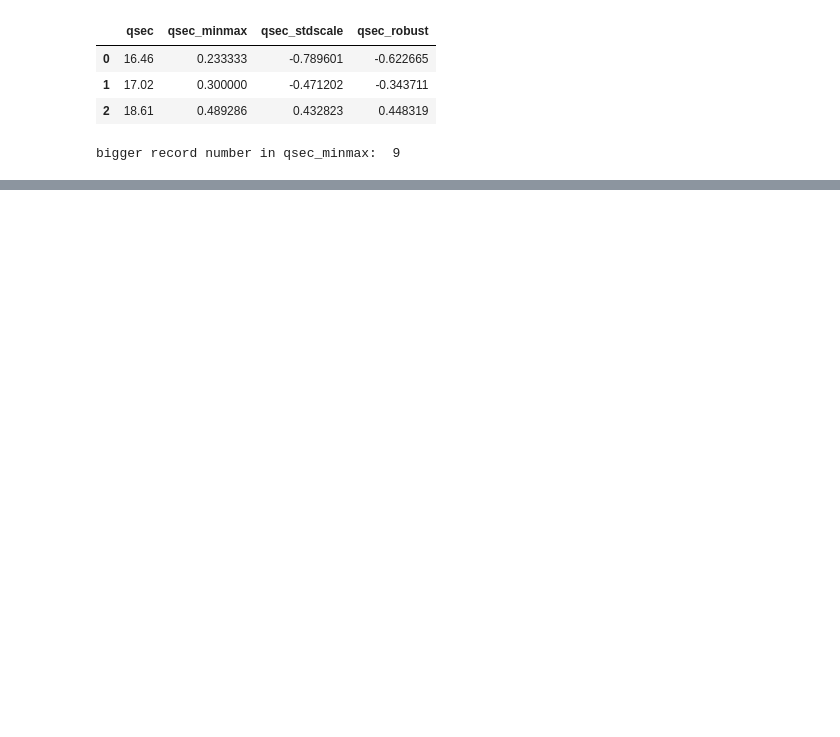
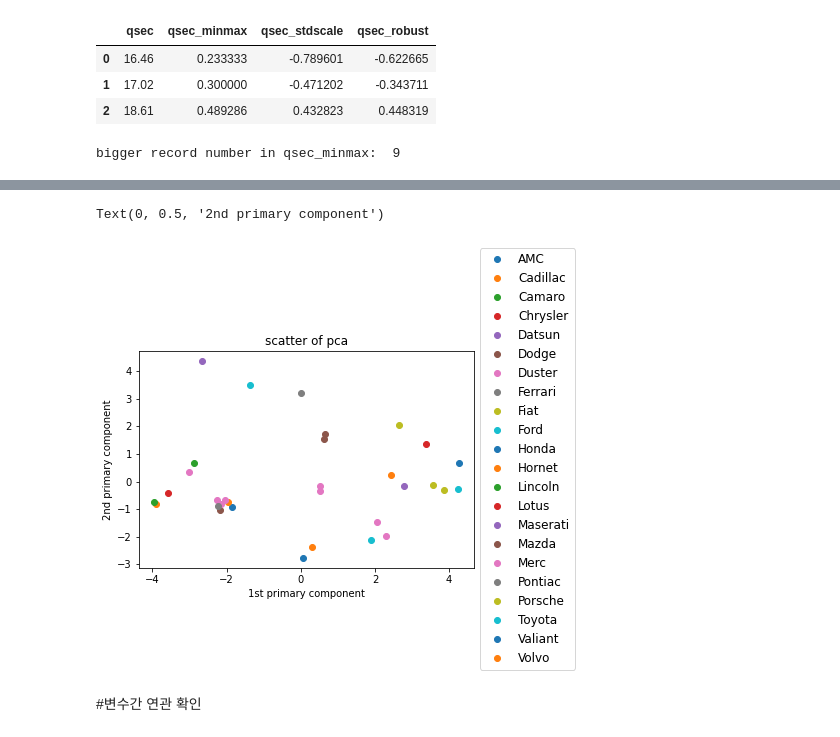
Before and after one commit to kmouleejunhyuk/bigdata_analysist_practical, a Jupyter notebook: type1_Data_Preprocessing.ipynb, the cells around one changed output, grey strips where cells are left out. Cells and saved outputs as stored; diff of their text form; code cells hidden in the pictures; blank space fills up the shorter version.

```diff
--- a/type1_Data_Preprocessing.ipynb
+++ b/type1_Data_Preprocessing.ipynb
@@ -201,0 +202,5 @@ visualizing data
+# %%
+modified_data = rawdata.copy()
+# %%
+scaler = sklearn.preprocessing.StandardScaler()
+x = pd.DataFrame(scaler.fit_transform(modified_data[modified_data.columns[1:]]), columns = modified_data.columns[1:])
@@ -201,0 +216,6 @@ visualizing data
+# %%
+from sklearn.decomposition import PCA
+pca = PCA(n_components = 2)
+x = pca.fit_transform(x)
+x = pd.DataFrame(x, columns = ['p1', 'p2'])
+x['U'] = [x.split(' ')[0] for x in modified_data['Unnamed: 0']]
@@ -201,0 +224,2 @@ visualizing data
+# %%
+x['carname'] = modified_data['Unnamed: 0'].values
@@ -201,0 +246,20 @@ visualizing data
+# %%
+groups = x.groupby('U')
+
+fig, ax = plt.subplots()
+
+for name, group in groups:
+    ax.plot(group.p1,
+            group.p2,
+            marker='o',
+            linestyle='',
+            label=name)
+
+ax.legend(fontsize=12, bbox_to_anchor=(1, 1.5)) # legend position
+
+plt.title('scatter of pca')
+plt.xlabel('1st primary component')
+plt.ylabel('2nd primary component')
+# %% [output]
+Text(0, 0.5, '2nd primary component')
+[figure, added]
@@ -201,0 +268,2 @@ visualizing data
+# %% [markdown]
+#변수간 연관 확인
```
Also changed, not shown: parts of 9 cells of this notebook.
